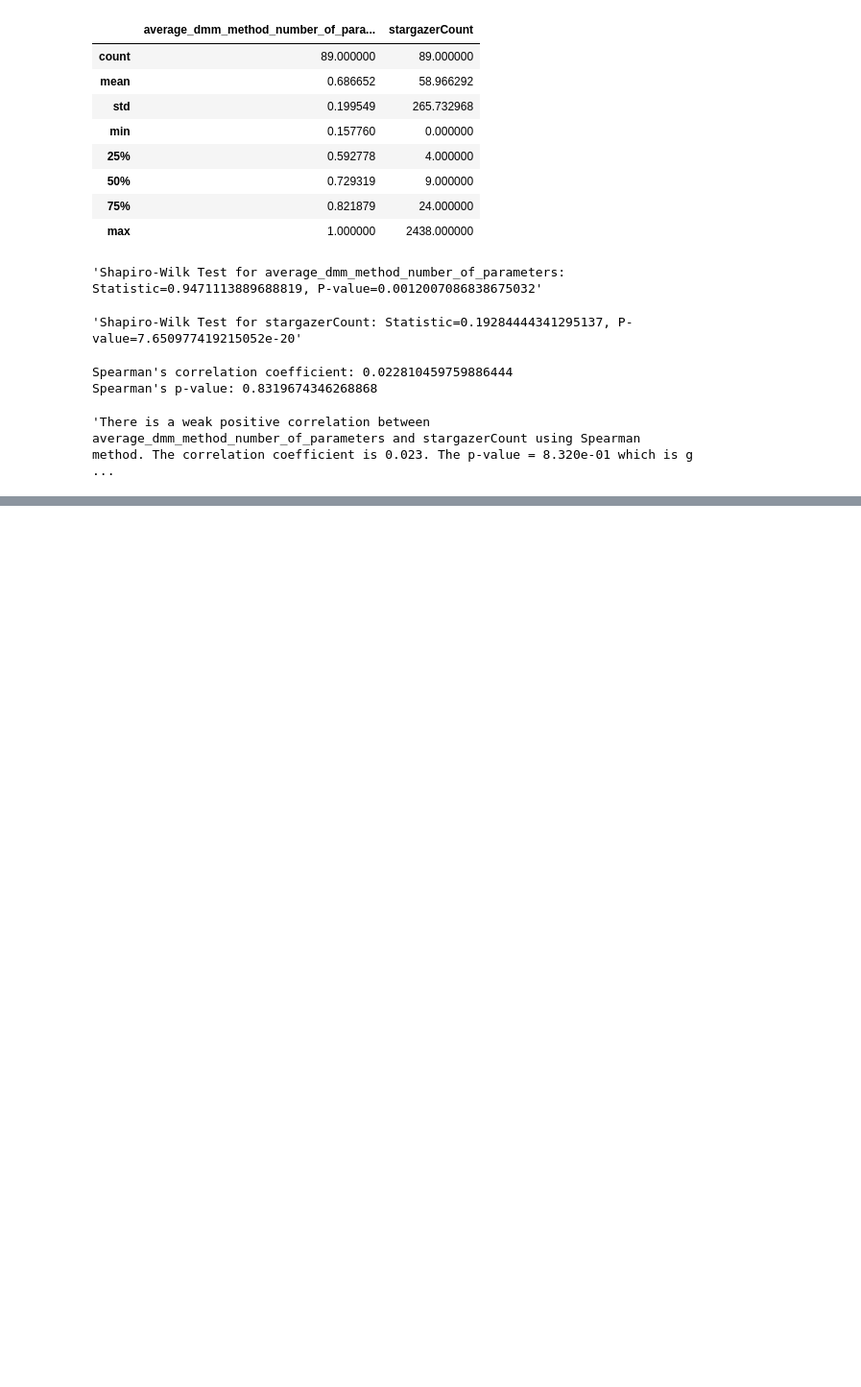
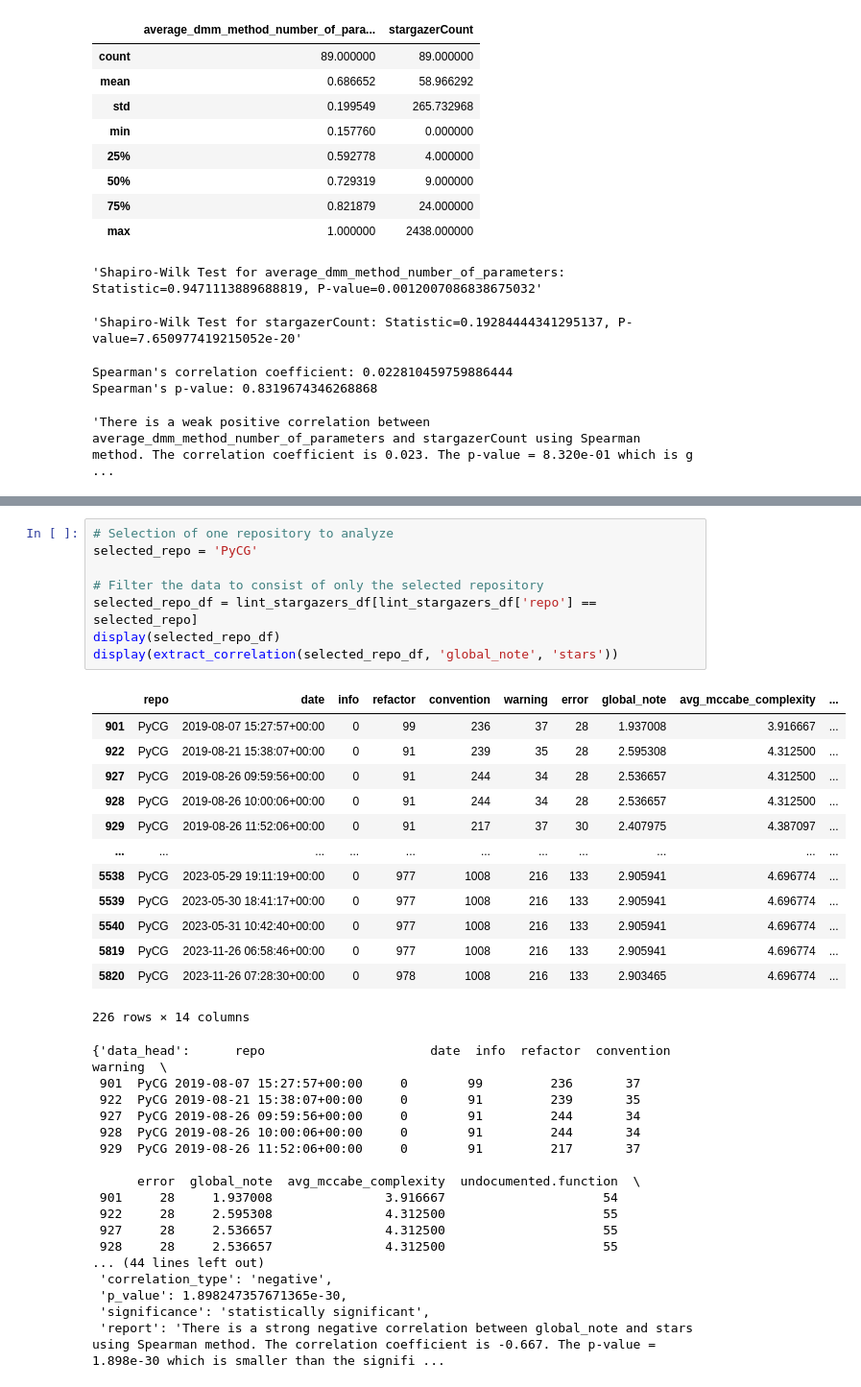
Before and after one commit to Majistaten/PyCIRAS, a Jupyter notebook: notebooks/Untitled.ipynb, the cells around one changed output, grey strips where cells are left out. Shown at 96% size. Saved outputs shown, nothing was run; the diff lists cells and outputs as text; blank space fills up the shorter version.

```diff
--- a/notebooks/Untitled.ipynb
+++ b/notebooks/Untitled.ipynb
@@ -998,0 +1177,39 @@ Spearman's p-value: 0.8319674346268868
+# %%
+# Selection of one repository to analyze
+selected_repo = 'PyCG'
+
+# Filter the data to consist of only the selected repository
+selected_repo_df = lint_stargazers_df[lint_stargazers_df['repo'] == selected_repo]
+display(selected_repo_df)
+display(extract_correlation(selected_repo_df, 'global_note', 'stars'))
+# %% [output]
+|  | repo | date | info | refactor | convention | warning | error | global_note | avg_mccabe_complexity | ... |
+| 901 | PyCG | 2019-08-07 15:27:57+00:00 | 0 | 99 | 236 | 37 | 28 | 1.937008 | 3.916667 | ... |
+| 922 | PyCG | 2019-08-21 15:38:07+00:00 | 0 | 91 | 239 | 35 | 28 | 2.595308 | 4.312500 | ... |
+| 927 | PyCG | 2019-08-26 09:59:56+00:00 | 0 | 91 | 244 | 34 | 28 | 2.536657 | 4.312500 | ... |
+| 928 | PyCG | 2019-08-26 10:00:06+00:00 | 0 | 91 | 244 | 34 | 28 | 2.536657 | 4.312500 | ... |
+| 929 | PyCG | 2019-08-26 11:52:06+00:00 | 0 | 91 | 217 | 37 | 30 | 2.407975 | 4.387097 | ... |
+| ... | ... | ... | ... | ... | ... | ... | ... | ... | ... | ... |
+| 5538 | PyCG | 2023-05-29 19:11:19+00:00 | 0 | 977 | 1008 | 216 | 133 | 2.905941 | 4.696774 | ... |
+| 5539 | PyCG | 2023-05-30 18:41:17+00:00 | 0 | 977 | 1008 | 216 | 133 | 2.905941 | 4.696774 | ... |
+| 5540 | PyCG | 2023-05-31 10:42:40+00:00 | 0 | 977 | 1008 | 216 | 133 | 2.905941 | 4.696774 | ... |
+| 5819 | PyCG | 2023-11-26 06:58:46+00:00 | 0 | 977 | 1008 | 216 | 133 | 2.905941 | 4.696774 | ... |
+| 5820 | PyCG | 2023-11-26 07:28:30+00:00 | 0 | 978 | 1008 | 216 | 133 | 2.903465 | 4.696774 | ... |
+226 rows × 14 columns
+{'data_head':      repo                      date  info  refactor  convention  warning  \
+ 901  PyCG 2019-08-07 15:27:57+00:00     0        99         236       37
+ 922  PyCG 2019-08-21 15:38:07+00:00     0        91         239       35
+ 927  PyCG 2019-08-26 09:59:56+00:00     0        91         244       34
+ 928  PyCG 2019-08-26 10:00:06+00:00     0        91         244       34
+ 929  PyCG 2019-08-26 11:52:06+00:00     0        91         217       37
+
+      error  global_note  avg_mccabe_complexity  undocumented.function  \
+ 901     28     1.937008               3.916667                     54
+ 922     28     2.595308               4.312500                     55
+ 927     28     2.536657               4.312500                     55
+ 928     28     2.536657               4.312500                     55
+... (44 lines left out)
+ 'correlation_type': 'negative',
+ 'p_value': 1.898247357671365e-30,
+ 'significance': 'statistically significant',
+ 'report': 'There is a strong negative correlation between global_note and stars using Spearman method. The correlation coefficient is -0.667. The p-value = 1.898e-30 which is smaller than the signifi ...
```
Also changed, not shown: parts of 10 cells of this notebook.
